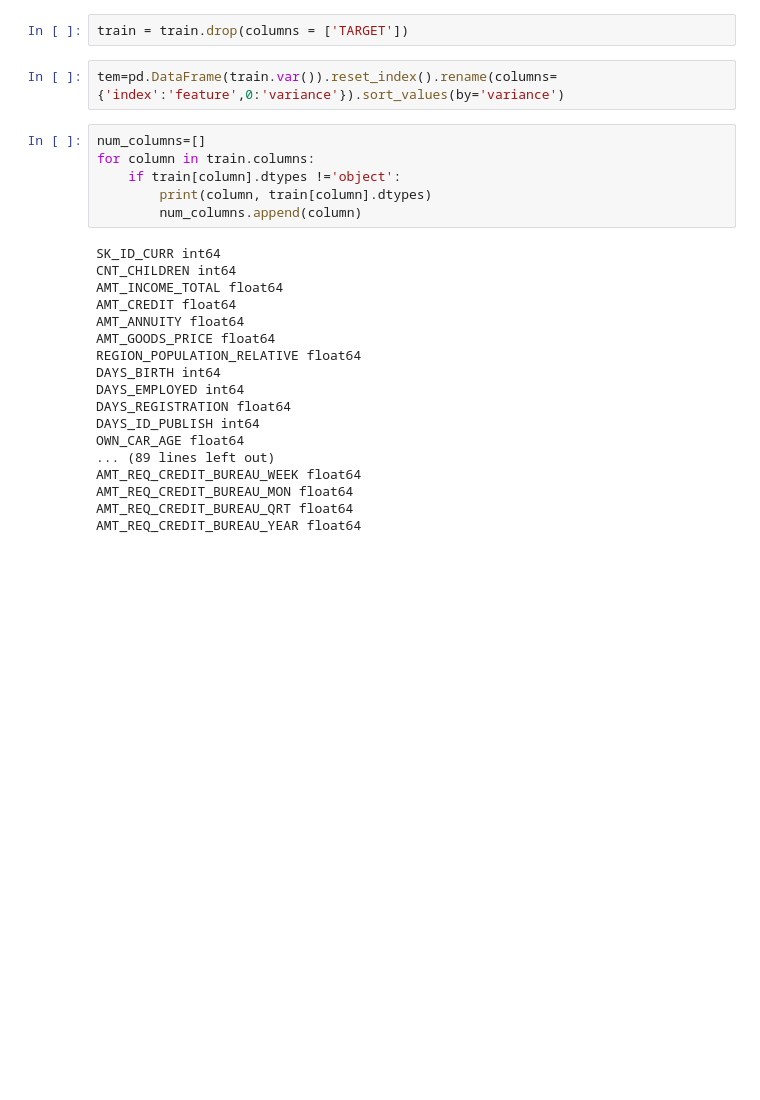
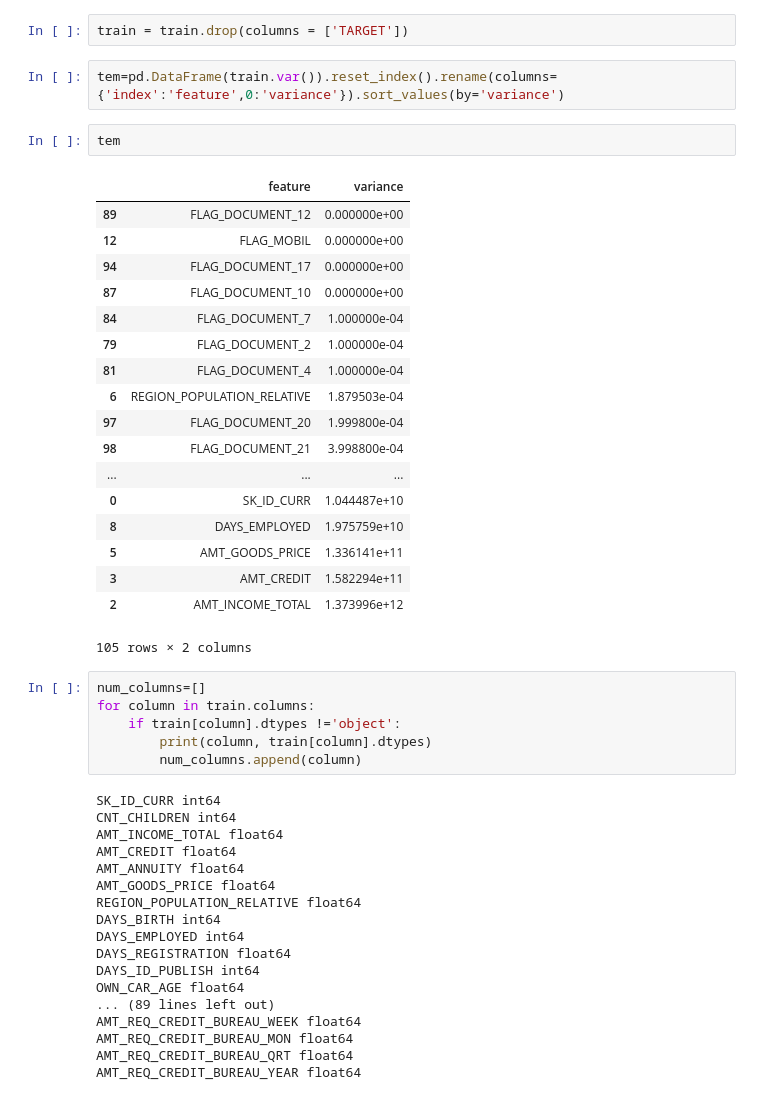
Before and after one commit to Wanlicheng/wanli_practice, a Jupyter notebook: Feature Selector Usage.ipynb, the cells around one changed output. Cells and saved outputs as stored; diff of their text form; blank space fills up the shorter version.

```diff
--- a/Feature Selector Usage.ipynb
+++ b/Feature Selector Usage.ipynb
@@ -38,6 +65,27 @@ There are several categorical columns in the dataset. The `FeatureSelector` hand
 train = train.drop(columns = ['TARGET'])
 # %%
 tem=pd.DataFrame(train.var()).reset_index().rename(columns={'index':'feature',0:'variance'}).sort_values(by='variance')
+# %%
+tem
+# %% [output]
+|  | feature | variance |
+| 89 | FLAG_DOCUMENT_12 | 0.000000e+00 |
+| 12 | FLAG_MOBIL | 0.000000e+00 |
+| 94 | FLAG_DOCUMENT_17 | 0.000000e+00 |
+| 87 | FLAG_DOCUMENT_10 | 0.000000e+00 |
+| 84 | FLAG_DOCUMENT_7 | 1.000000e-04 |
+| 79 | FLAG_DOCUMENT_2 | 1.000000e-04 |
+| 81 | FLAG_DOCUMENT_4 | 1.000000e-04 |
+| 6 | REGION_POPULATION_RELATIVE | 1.879503e-04 |
+| 97 | FLAG_DOCUMENT_20 | 1.999800e-04 |
+| 98 | FLAG_DOCUMENT_21 | 3.998800e-04 |
+| ... | ... | ... |
+| 0 | SK_ID_CURR | 1.044487e+10 |
+| 8 | DAYS_EMPLOYED | 1.975759e+10 |
+| 5 | AMT_GOODS_PRICE | 1.336141e+11 |
+| 3 | AMT_CREDIT | 1.582294e+11 |
+| 2 | AMT_INCOME_TOTAL | 1.373996e+12 |
+105 rows × 2 columns
 # %%
 num_columns=[]
 for column in train.columns:
```
Also changed, not shown: parts of 14 cells of this notebook.
